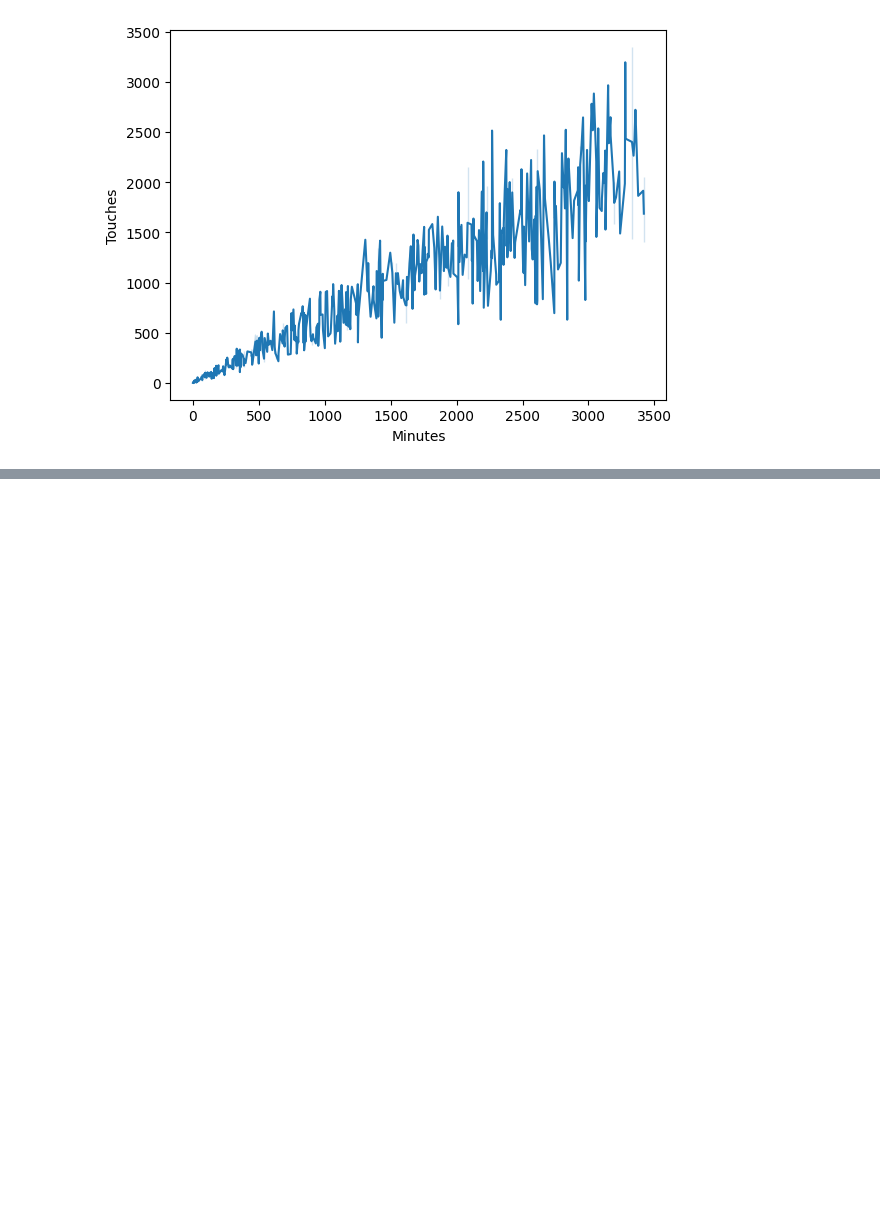
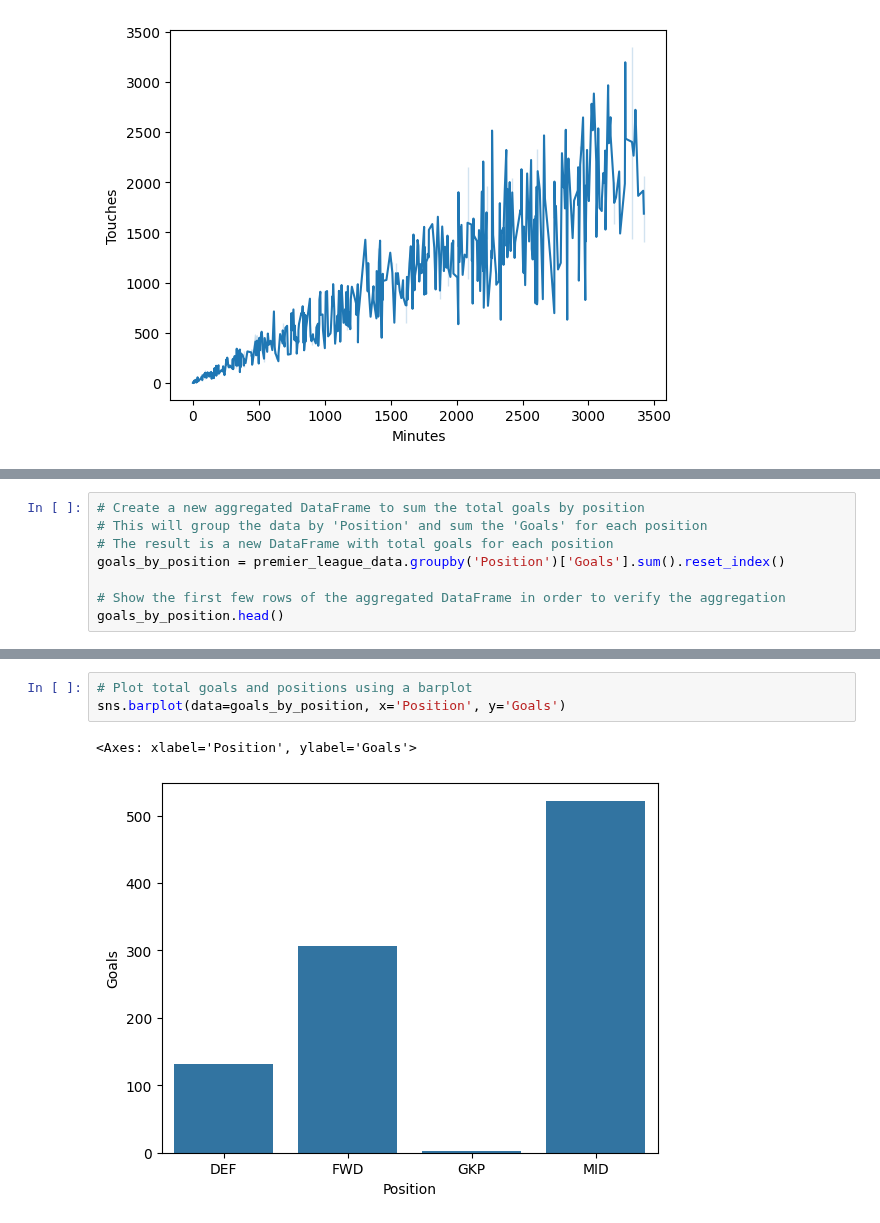
Before and after one commit to schuckers/Charlotte_SCORE_Summer25, a Jupyter notebook: Modules/Seaborn and Basic visualizations in Python Using English Premier League data by Austin Hayes/Seaborn and Basic visualizations in Python Using English Premier League data by Austin Hayes.ipynb, the cells around one changed output, grey strips where cells are left out. Cells and saved outputs as stored; diff of their text form; blank space fills up the shorter version.

```diff
--- a/Modules/Seaborn and Basic visualizations in Python Using English Premier League data by Austin Hayes/Seaborn and Basic visualizations in Python Using English Premier League data by Austin Hayes.ipynb
+++ b/Modules/Seaborn and Basic visualizations in Python Using English Premier League data by Austin Hayes/Seaborn and Basic visualizations in Python Using English Premier League data by Austin Hayes.ipynb
@@ -150,0 +173,8 @@ Again, let's interpret this:
+# %%
+# Create a new aggregated DataFrame to sum the total goals by position
+# This will group the data by 'Position' and sum the 'Goals' for each position
+# The result is a new DataFrame with total goals for each position
+goals_by_position = premier_league_data.groupby('Position')['Goals'].sum().reset_index()
+
+# Show the first few rows of the aggregated DataFrame in order to verify the aggregation
+goals_by_position.head()
@@ -150,0 +187,6 @@ Again, let's interpret this:
+# %%
+# Plot total goals and positions using a barplot
+sns.barplot(data=goals_by_position, x='Position', y='Goals')
+# %% [output]
+<Axes: xlabel='Position', ylabel='Goals'>
+[figure, added]
```
Also changed, not shown: parts of 17 cells of this notebook.
